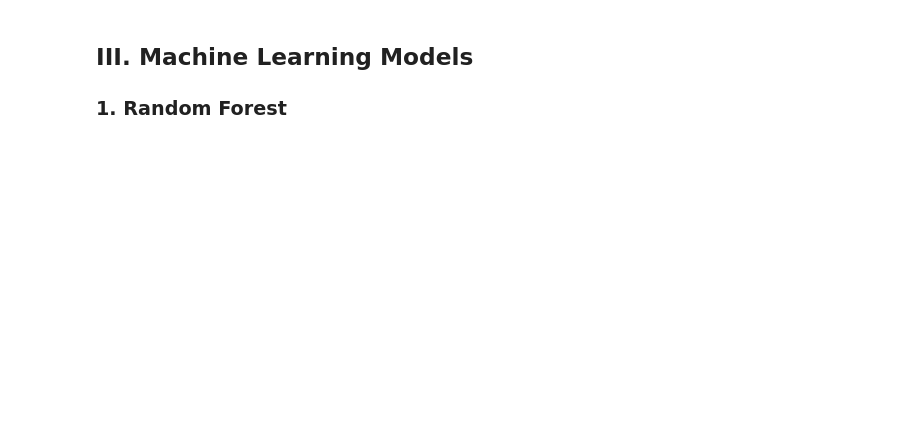
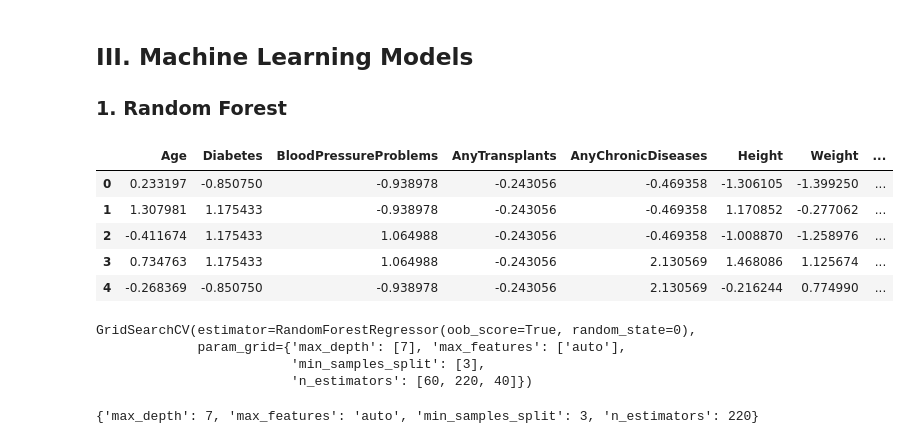
Before and after one commit to MarcosQBV/kaggle_medicalPremiums, a Jupyter notebook: medicalPremiums.ipynb, the cells around one changed output. Drawn from its saved outputs; the diff is of its cells as text; code cells hidden in the pictures; blank space fills up the shorter version.

```diff
--- a/medicalPremiums.ipynb
+++ b/medicalPremiums.ipynb
@@ -318,0 +325,13 @@ from sklearn.model_selection import cross_val_score
+# %%
+# Adjusting the parameters used for fitting
+
+sorted_X = standard_X
+
+sorted_X.head()
+# %% [output]
+|  | Age | Diabetes | BloodPressureProblems | AnyTransplants | AnyChronicDiseases | Height | Weight | ... |
+| 0 | 0.233197 | -0.850750 | -0.938978 | -0.243056 | -0.469358 | -1.306105 | -1.399250 | ... |
+| 1 | 1.307981 | 1.175433 | -0.938978 | -0.243056 | -0.469358 | 1.170852 | -0.277062 | ... |
+| 2 | -0.411674 | 1.175433 | 1.064988 | -0.243056 | -0.469358 | -1.008870 | -1.258976 | ... |
+| 3 | 0.734763 | 1.175433 | 1.064988 | -0.243056 | 2.130569 | 1.468086 | 1.125674 | ... |
+| 4 | -0.268369 | -0.850750 | -0.938978 | -0.243056 | 2.130569 | -0.216244 | 0.774990 | ... |
@@ -318,0 +354,13 @@ from sklearn.model_selection import cross_val_score
+# %%
+clf.fit(X_train, Y_train)
+# %% [output]
+GridSearchCV(estimator=RandomForestRegressor(oob_score=True, random_state=0),
+             param_grid={'max_depth': [7], 'max_features': ['auto'],
+                         'min_samples_split': [3],
+                         'n_estimators': [60, 220, 40]})
+# %%
+# Check the best parameters found by the model
+
+print(clf.best_params_)
+# %% [output]
+{'max_depth': 7, 'max_features': 'auto', 'min_samples_split': 3, 'n_estimators': 220}
```
Also changed, not shown: parts of 6 cells of this notebook, 1 other file.
